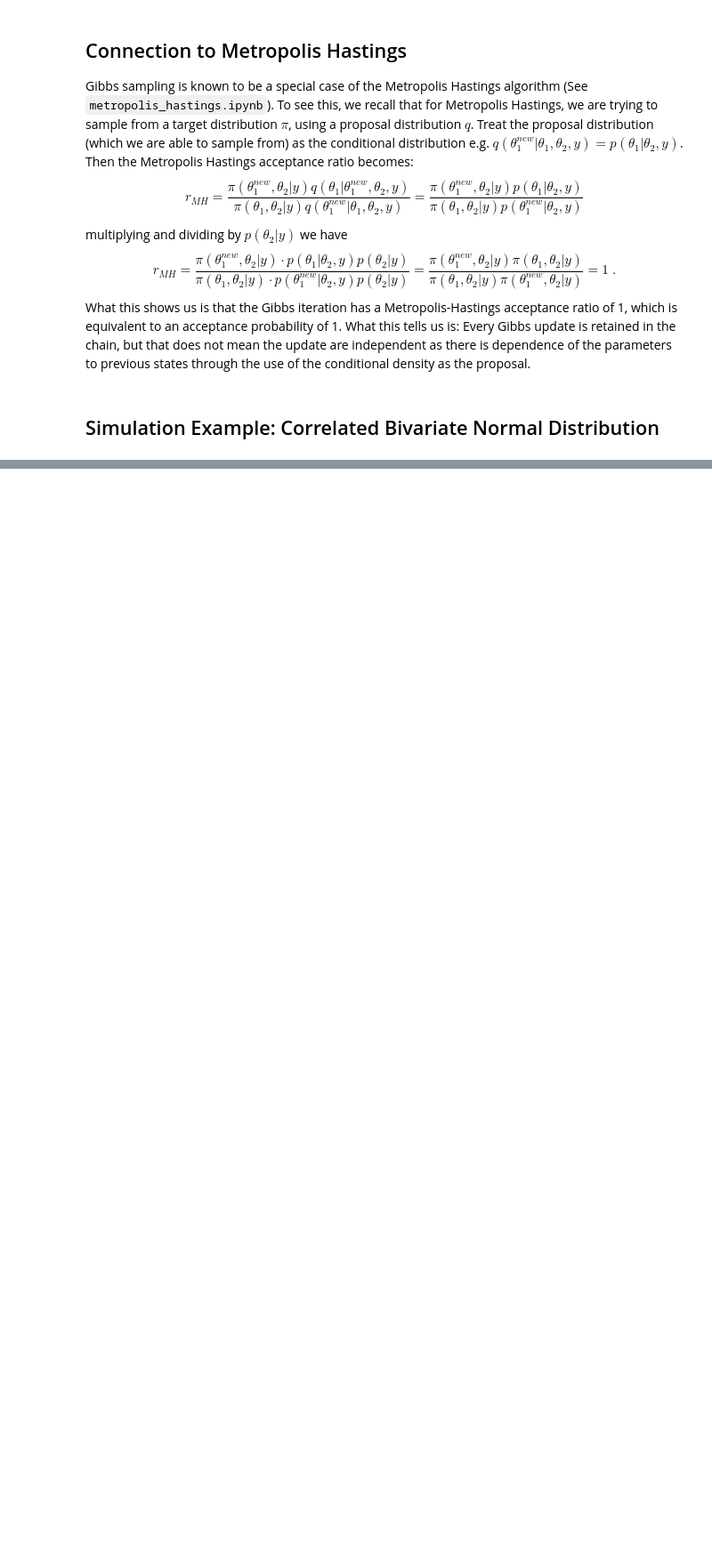
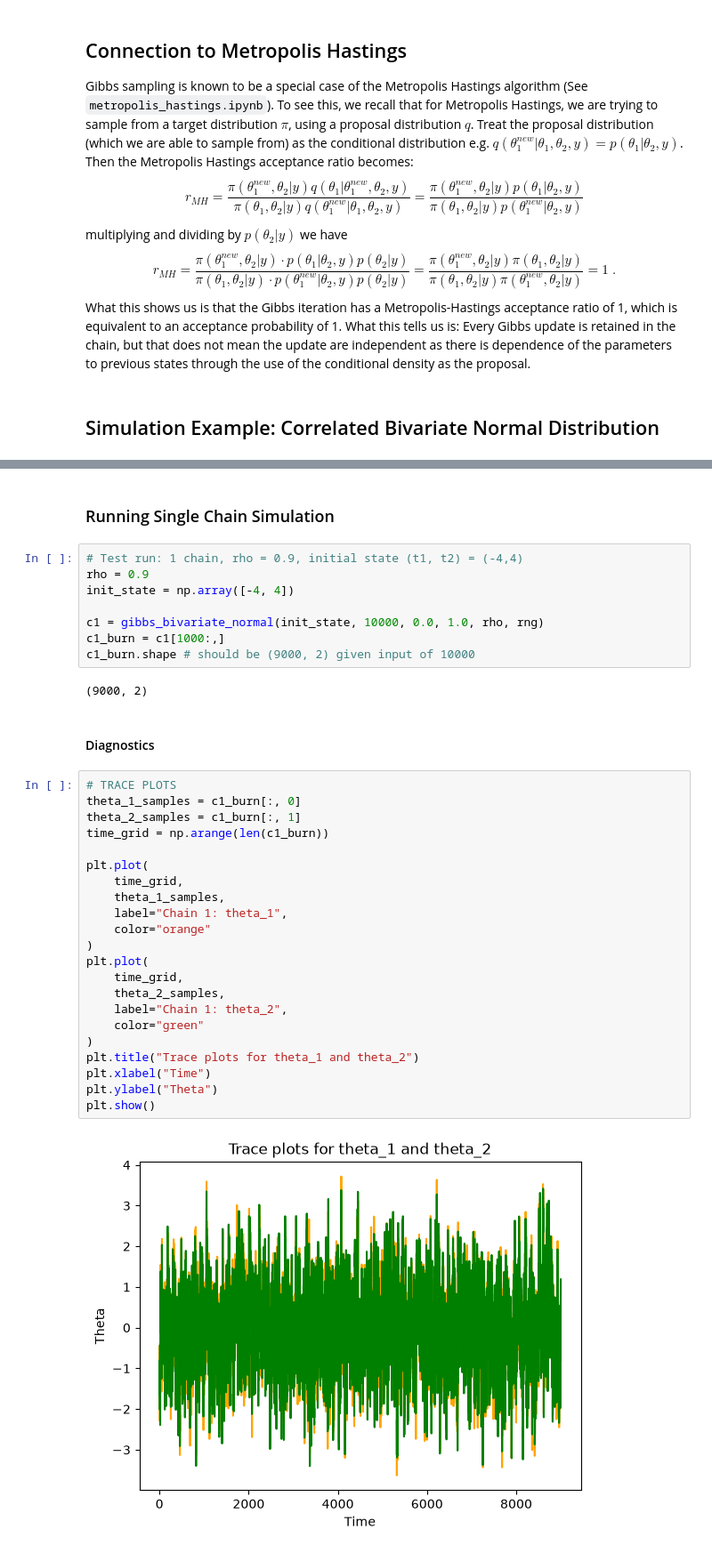
Before and after one commit to AndrewRambidis/STATS-PRAC, a Jupyter notebook: notebooks/Bayesian/mcmc_sampling/gibbs.ipynb, the cells around one changed output, grey strips where cells are left out. Shown at 89% size. Cells and saved outputs as stored; diff of their text form; blank space fills up the shorter version.

Commit message:
Gibbs sampling notebook completed

```diff
--- a/notebooks/Bayesian/mcmc_sampling/gibbs.ipynb
+++ b/notebooks/Bayesian/mcmc_sampling/gibbs.ipynb
@@ -56,0 +200,38 @@ What this shows us is that the Gibbs iteration has a Metropolis-Hastings accepta
+# %% [markdown]
+### Running Single Chain Simulation
+# %%
+# Test run: 1 chain, rho = 0.9, initial state (t1, t2) = (-4,4)
+rho = 0.9
+init_state = np.array([-4, 4])
+
+c1 = gibbs_bivariate_normal(init_state, 10000, 0.0, 1.0, rho, rng)
+c1_burn = c1[1000:,]
+c1_burn.shape # should be (9000, 2) given input of 10000
+# %% [output]
+(9000, 2)
+# %% [markdown]
+#### Diagnostics
+# %%
+# TRACE PLOTS
+theta_1_samples = c1_burn[:, 0]
+theta_2_samples = c1_burn[:, 1]
+time_grid = np.arange(len(c1_burn))
+
+plt.plot(
+    time_grid,
+    theta_1_samples,
+    label="Chain 1: theta_1",
+    color="orange"
+)
+plt.plot(
+    time_grid,
+    theta_2_samples,
+    label="Chain 1: theta_2",
+    color="green"
+)
+plt.title("Trace plots for theta_1 and theta_2")
+plt.xlabel("Time")
+plt.ylabel("Theta")
+plt.show()
+# %% [output]
+[figure, added]
```
Also changed, not shown: parts of 12 cells of this notebook.
